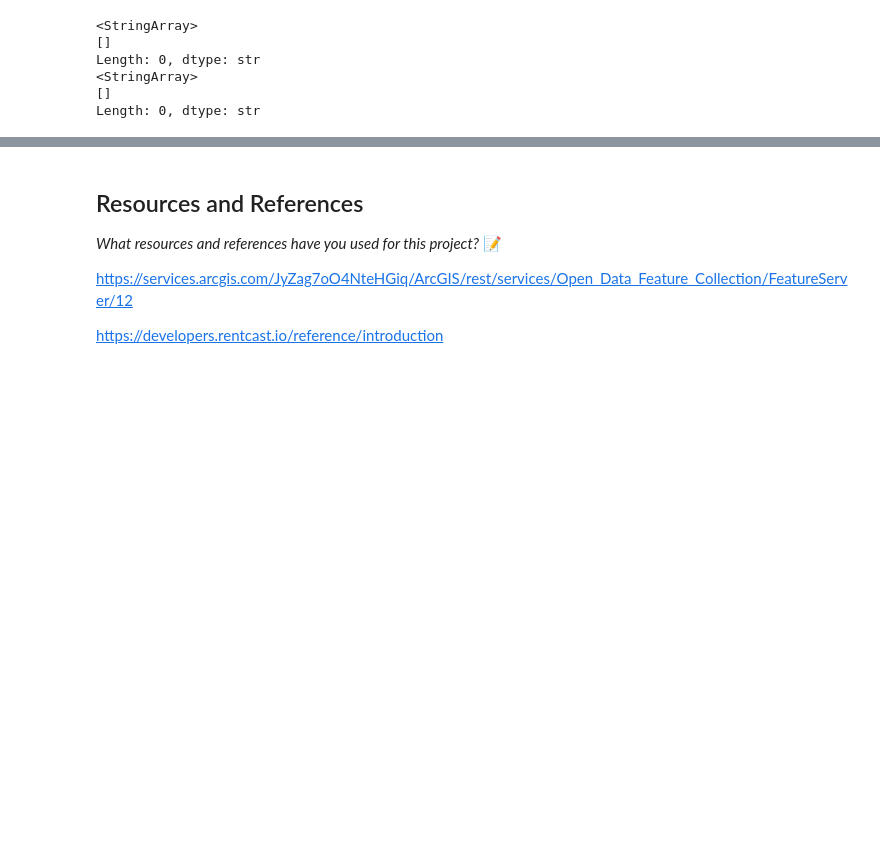
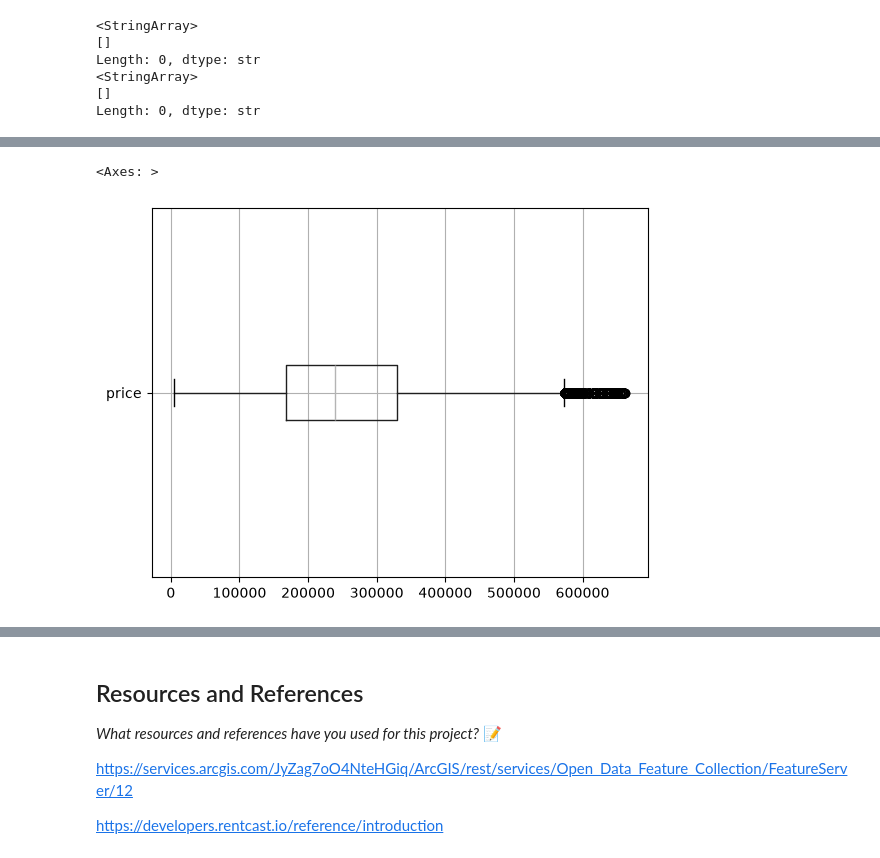
Before and after one commit to IT4063C-Fall2026/data-tech-analytics-final-project-sagebushstone, a Jupyter notebook: source.ipynb, the cells around one changed output, grey strips where cells are left out. Cells and saved outputs as stored; diff of their text form; code cells hidden in the pictures; blank space fills up the shorter version.

```diff
--- a/source.ipynb
+++ b/source.ipynb
@@ -268,0 +277,14 @@ crimedf.sample(3)
+# %%
+Q1 = listingdf["price"].quantile(0.25)
+Q3 = listingdf["price"].quantile(0.75)
+IQR = Q3 - Q1
+
+upper_whisker = Q3 + 1.5 * IQR
+
+listingdf_clean = listingdf[listingdf["price"] <= upper_whisker]
+listingdf_clean.boxplot(column="price", vert=False)
+
+# removing the anomalies, we can see that the boxplot seems much more reasonable, with the upper whisker now being at ~$575k
+# %% [output]
+<Axes: >
+[figure, added]
```
Also changed, not shown: parts of 3 cells of this notebook, 2 other files.
